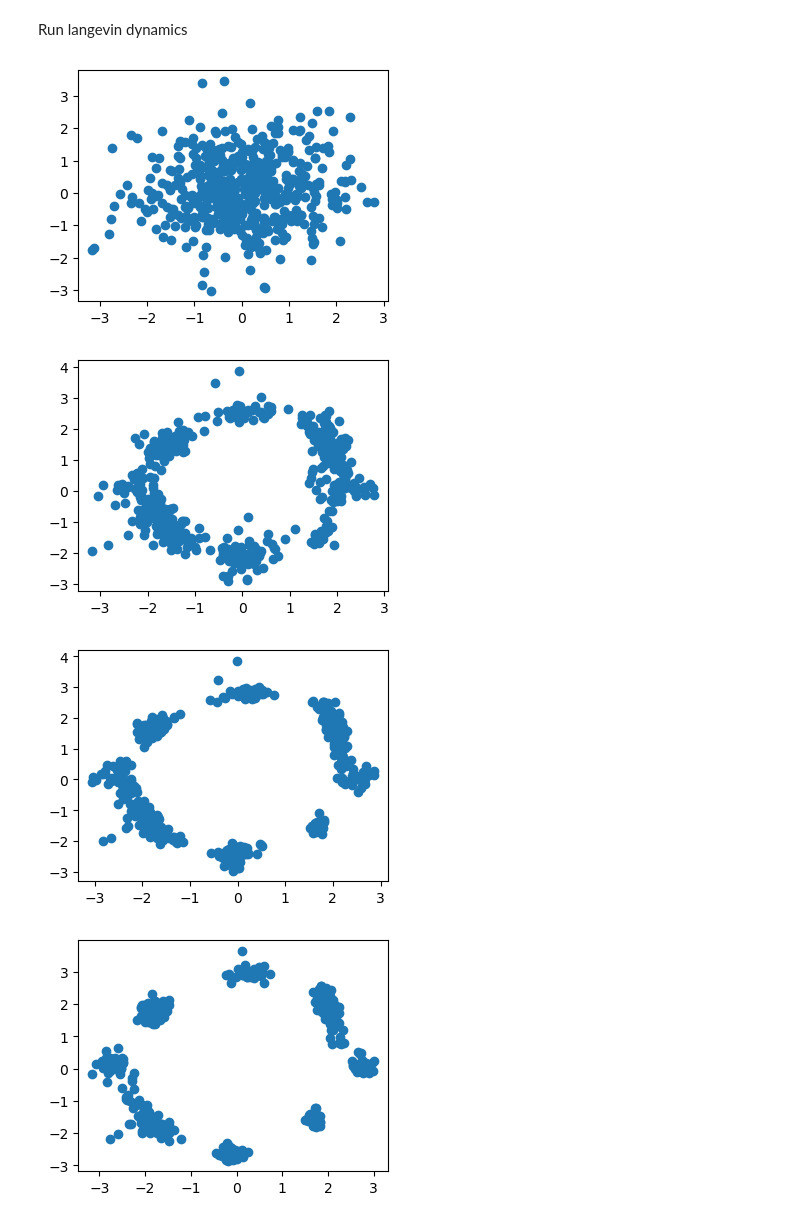
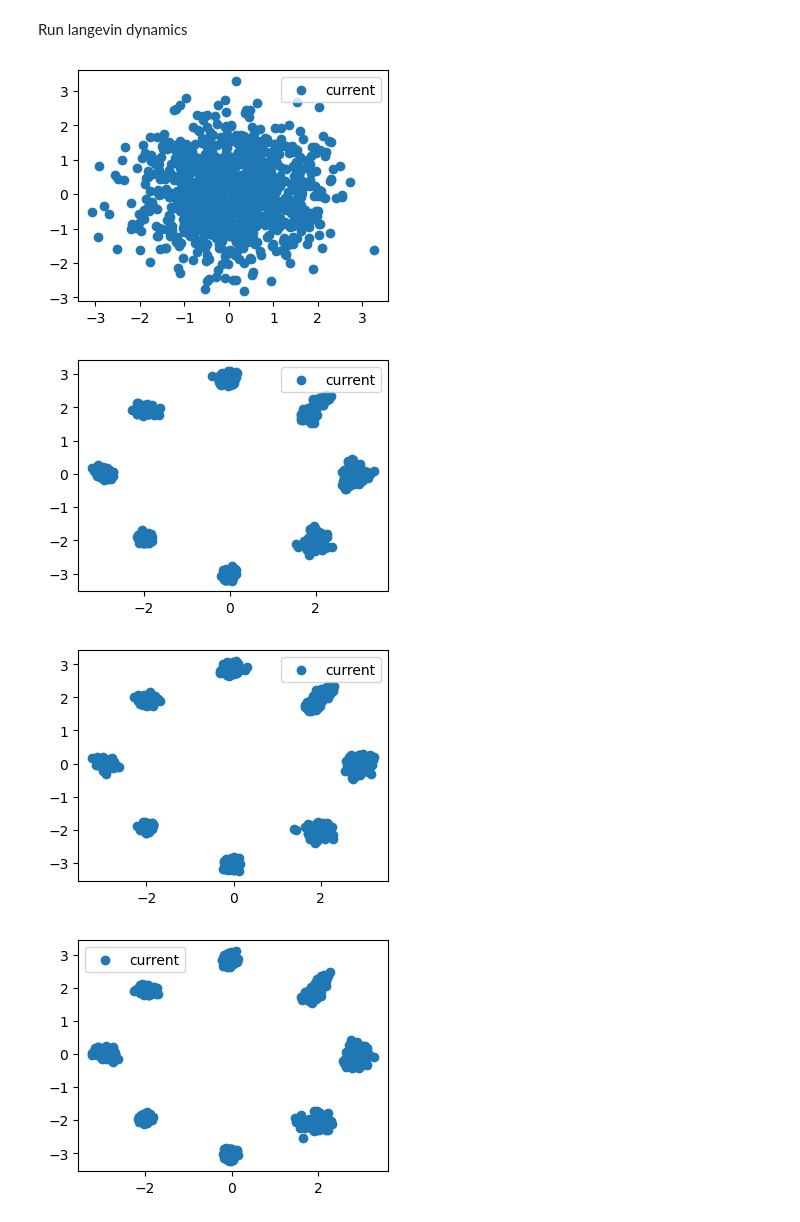
Before and after one commit to mmacosha/d2e-stochastic-dynamics, a Jupyter notebook: ebm.ipynb, the cells around one changed output. Cells and saved outputs as stored; diff of their text form; code cells hidden in the pictures.

```diff
--- a/ebm.ipynb
+++ b/ebm.ipynb
@@ -46,8 +48,8 @@ def rotate_mean(mean, angle=torch.pi / 4):
     return (R @ mean.T).T
 
 
-def scatter(tensor, alpha=1.0):
-    plt.scatter(tensor[:, 0], tensor[:, 1], alpha=alpha)
+def scatter(tensor, alpha=1.0, label=None):
+    plt.scatter(tensor[:, 0], tensor[:, 1], alpha=alpha, label=label)
 
 
 def plot_trajectory(trajectory, labels: list[str] | None = None,
@@ -232,13 +356,13 @@ scatter(x_1)
 # %%
 alpha = 0.24
-gamma = 0.006
+dt = 0.006
 t_max = 0.12
 n_steps = 20
 
-print(gamma * n_steps == t_max, gamma * n_steps)
+print(dt * n_steps == t_max, dt * n_steps)
 
 x_0, _ = sampler.sample(128 * 9)
-trajectory, timesteps = sample_trajectory(ref_process, x_0, 'backward', gamma,
+trajectory, timesteps = sample_trajectory(ref_process, x_0, 'backward', dt,
                                           n_steps, t_max, return_timesteps=True)
 
 _ = plot_trajectory(trajectory, timesteps[::-1],
@@ -250,14 +374,11 @@ True 0.12
 # %%
 N_TRAJECTORIES = 2
 BATCH_SIZE = 512
-BIG_X_0_SIZE = 512 * 9
 N_SB_STEPS = 10_000
-
 
 energy = Energy(2, 1, 128, 2,
                 use_ln=False,
                 block_type='simple')
-energy_ema = EMA(energy, decay=0.999)
 
 fwd_model = SimpleNet(64, in_dim=3,
                       t_emb_size=None,
@@ -269,16 +390,21 @@ bwd_model = SimpleNet(64, in_dim=3,
                       n_main_body_layers=1,
                       predict_log_var=True)
 
+# energy = MNISTEnergy()
+# fwd_model = MNISTSampler()
+# bwd_model = MNISTSampler()
 
+
+energy_ema = EMA(energy, decay=0.999)
 energy_optim = torch.optim.Adam(energy.parameters(), lr=2e-4)
 fwd_optim = torch.optim.Adam(fwd_model.parameters(), lr=2e-4)
 bwd_optim = torch.optim.Adam(bwd_model.parameters(), lr=1e-3)
 
-energy_lr_scheduler = torch.optim.lr_scheduler.StepLR(
-    energy_optim, step_size=2000, gamma=0.1
-)
+data_sampler = FixedSizeDataset(sampler.sample(1024)[0])
+# mnist_data = MNISTDataset()
+# data_sampler = InfiniteLoader()
+p1_buffer = ReplayBuffer(2048, update_fraction=1.0)
 
-BIG_X_0, _ = sampler.sample(1024)
-
-p1_buffer = ReplayBuffer(2048)
+fwd_losses, bwd_losses, energy_losses = [], [], []
+current_iter = 0
 # %%
@@ -534,25 +565,26 @@ with torch.no_grad():
 # %% [markdown]
 Run langevin dynamics
 # %%
-step_size = 0.0001
-x = torch.zeros(512, 2)
+step_size = 0.005
+x = torch.zeros(1024, 2)
 x = torch.randn_like(x)
+x_true = sampler.sample(1024)[0]
 
 
 for i in range(3001):
     if i % 250 == 0:
         plt.figure(figsize=(4, 3))
-        scatter(x.detach())
+        scatter(x.detach(), label='current')
+        # scatter(x_true.detach(), alpha=0.2, label='true')
+        plt.legend()
         plt.show()
 
-    # if i > 1000:
-    #     step_size = 0.00001
 
     _x = x.clone().detach().requires_grad_()
     grad = torch.autograd.grad(energy(_x).sum(), _x)[0]
     x = x - 0.5 * step_size * grad + torch.randn_like(x) * math.sqrt(step_size)
 # %% [output]
-[figure, old version]
+[figure, new version]
-[figure, old version]
+[figure, new version]
-[figure, old version]
+[figure, new version]
-[figure, old version]
+[figure, new version]
```
Also changed, not shown: parts of 16 cells of this notebook, 2 other files.
